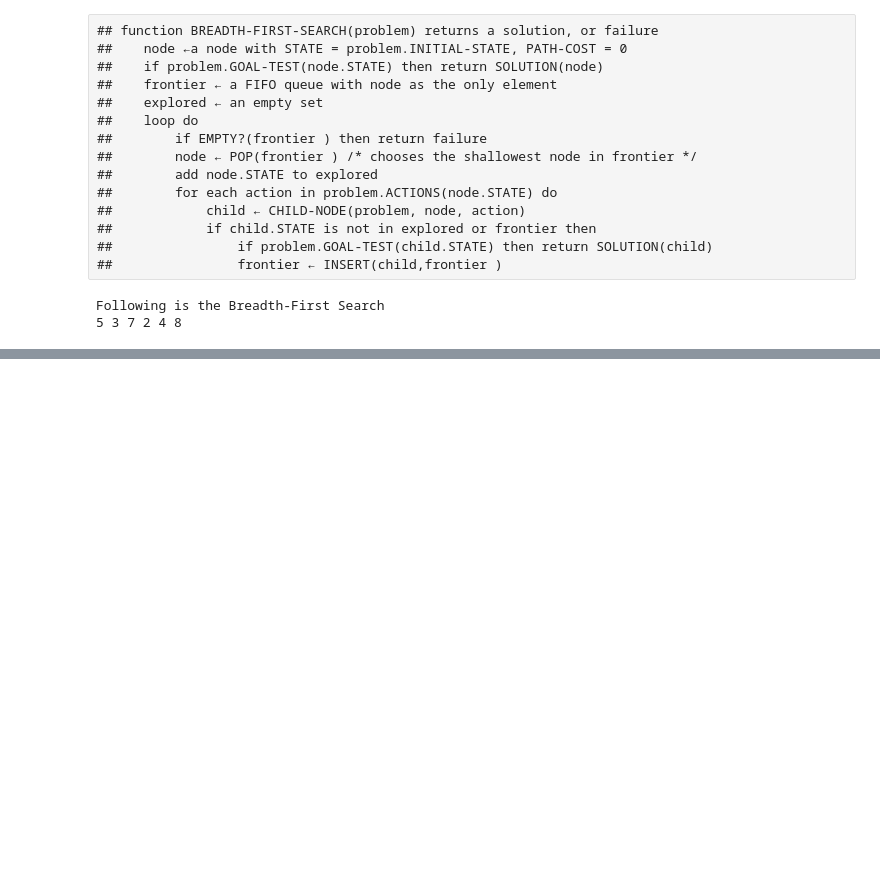
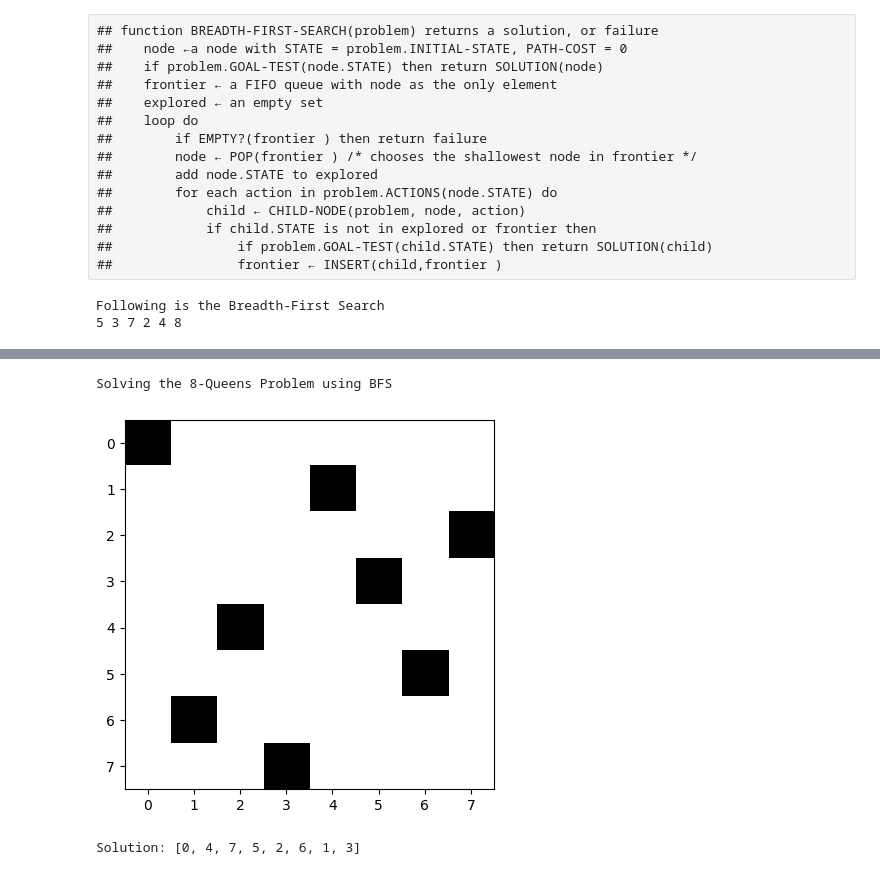
Before and after one commit to gangeshbaskerr/AI, a Jupyter notebook: BFS.ipynb, the cells around one changed output, grey strips where cells are left out. Drawn from its saved outputs; the diff is of its cells as text; code cells hidden in the pictures; blank space fills up the shorter version.

```diff
--- a/BFS.ipynb
+++ b/BFS.ipynb
@@ -110,0 +333,59 @@ Following is the Breadth-First Search
+# %%
+import networkx as nx
+from collections import deque
+import numpy as np
+import matplotlib.pyplot as plt
+
+# Function to check if the position is safe for the queen
+def is_safe(state, row, col):
+    for i in range(row):
+        if state[i] == col or \
+           state[i] - i == col - row or \
+           state[i] + i == col + row:
+            return False
+    return True
+
+# Function to generate new states
+def generate_new_states(state, n):
+    new_states = []
+    row = len(state)
+    if row < n:
+        for col in range(n):
+            if is_safe(state, row, col):
+                new_states.append(state + [col])
+    return new_states
+
+# Function to visualize the board
+def visualize_board(state, n):
+    board = np.zeros((n, n), dtype=int)
+    for row, col in enumerate(state):
+        board[row, col] = 1
+    plt.imshow(board, cmap='binary')
+    plt.show()
+
+# BFS implementation for 8-queens
+def bfs_8_queens(n):
+    initial_state = []
+    queue = deque([initial_state])
+
+    while queue:
+        current_state = queue.popleft()
+
+        if len(current_state) == n:
+            visualize_board(current_state, n)
+            print("Solution:", current_state)
+            return current_state
+
+        for new_state in generate_new_states(current_state, n):
+            queue.append(new_state)
+
+    return None
+
+# Driver Code
+n = 8  # For 8-queens problem
+print("Solving the 8-Queens Problem using BFS")
+solution = bfs_8_queens(n)
+# %% [output]
+Solving the 8-Queens Problem using BFS
+[figure, added]
+Solution: [0, 4, 7, 5, 2, 6, 1, 3]
```
Also changed, not shown: parts of 6 cells of this notebook, 5 other files.
